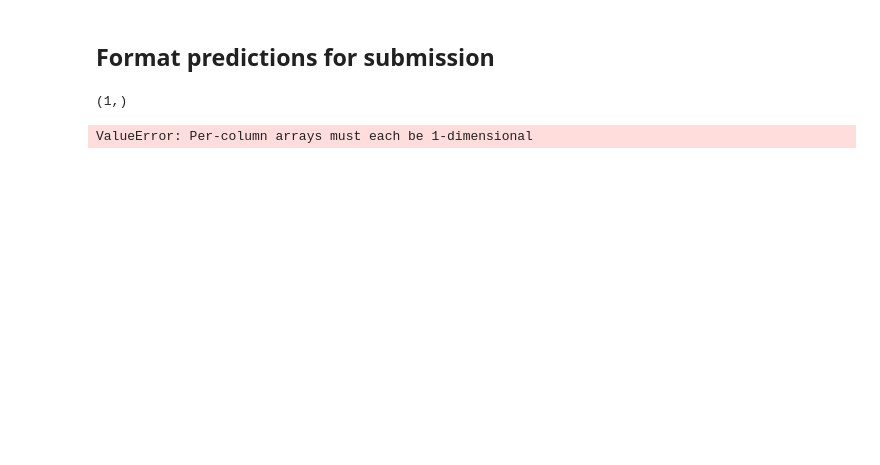
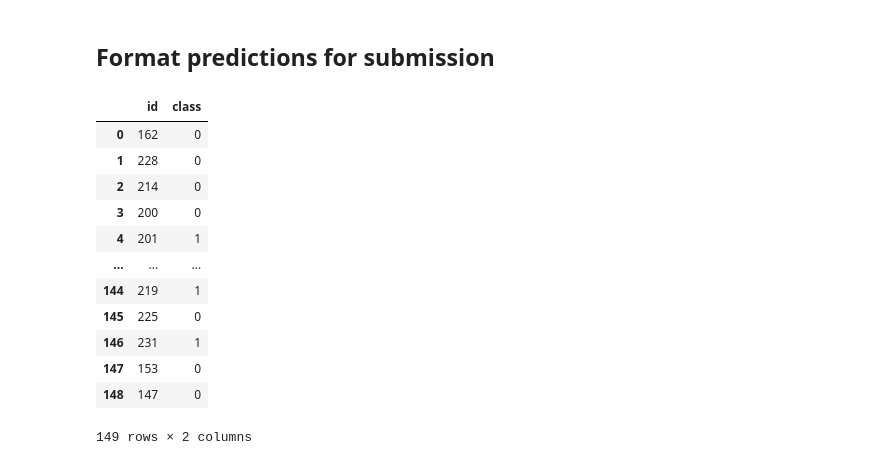
Before and after one commit to haleyej/SI_670_kaggle_4, a Jupyter notebook: notebooks/haley_attempt.ipynb, the cells around one changed output. Cells and saved outputs as stored; diff of their text form; code cells hidden in the pictures; blank space fills up the shorter version.

```diff
--- a/notebooks/haley_attempt.ipynb
+++ b/notebooks/haley_attempt.ipynb
@@ -112,6 +177,16 @@ pred_data = pred_data.unbatch()
 pred_images = [img / 255.0 for img in pred_data]
 # %% [output]
 Found 149 files belonging to 1 classes.
+# %%
+imgs = []
+ids = []
+
+for f in os.listdir("../data/images_test"):
+    img = tf.keras.utils.load_img(os.path.join("../data/images_test", f), target_size = (256, 256, 3))
+    img = tf.keras.utils.img_to_array(img) / 255.0
+    id = f.split(".")[0]
+    ids.append(id)
+    imgs.append(img)
 # %%
-predictions = model.predict(np.array(pred_images))
+predictions = model.predict(np.array(np.array(imgs)))
 # %% [output]
@@ -124,10 +196,4 @@ img_ids = [f.split(".")[0] for f in img_files]
 # %%
-class_predictions = np.where(predictions > 0.5, 1, 0)
+class_predictions = np.where(predictions > 0.5, 1, 0).flatten()
-# %%
-class_predictions[0].shape
-# %% [output]
-(1,)
 # %%
-df = pd.DataFrame({'id': img_ids, 'class': predictions})
+df = pd.DataFrame({'id': ids, 'class': class_predictions})
-# %% [output]
-ValueError: Per-column arrays must each be 1-dimensional
@@ -133,0 +202,16 @@ ValueError: Per-column arrays must each be 1-dimensional
+# %%
+df
+# %% [output]
+|  | id | class |
+| 0 | 162 | 0 |
+| 1 | 228 | 0 |
+| 2 | 214 | 0 |
+| 3 | 200 | 0 |
+| 4 | 201 | 1 |
+| ... | ... | ... |
+| 144 | 219 | 1 |
+| 145 | 225 | 0 |
+| 146 | 231 | 1 |
+| 147 | 153 | 0 |
+| 148 | 147 | 0 |
+149 rows × 2 columns
```
Also changed, not shown: parts of 20 cells of this notebook.
